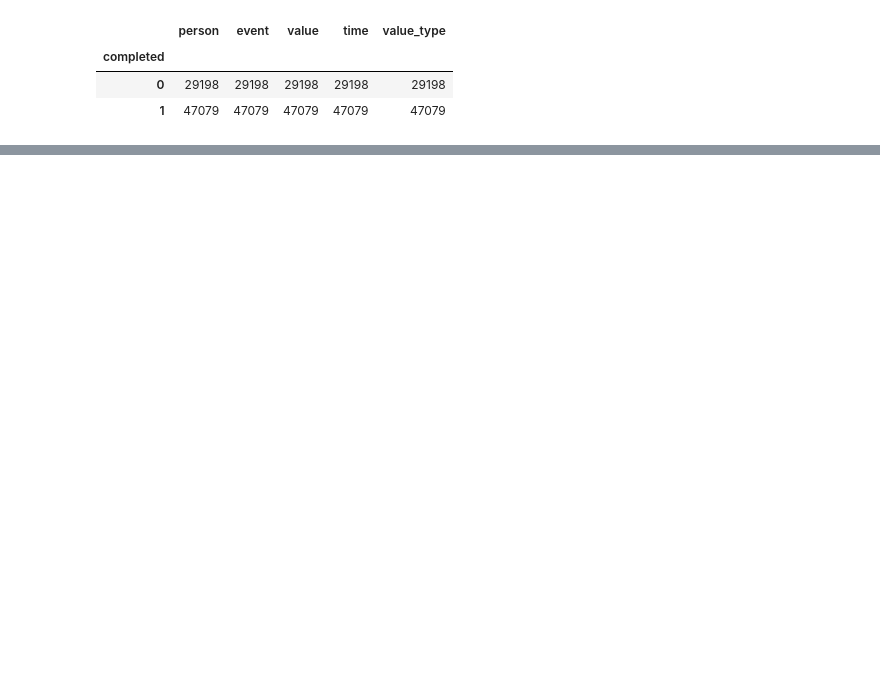
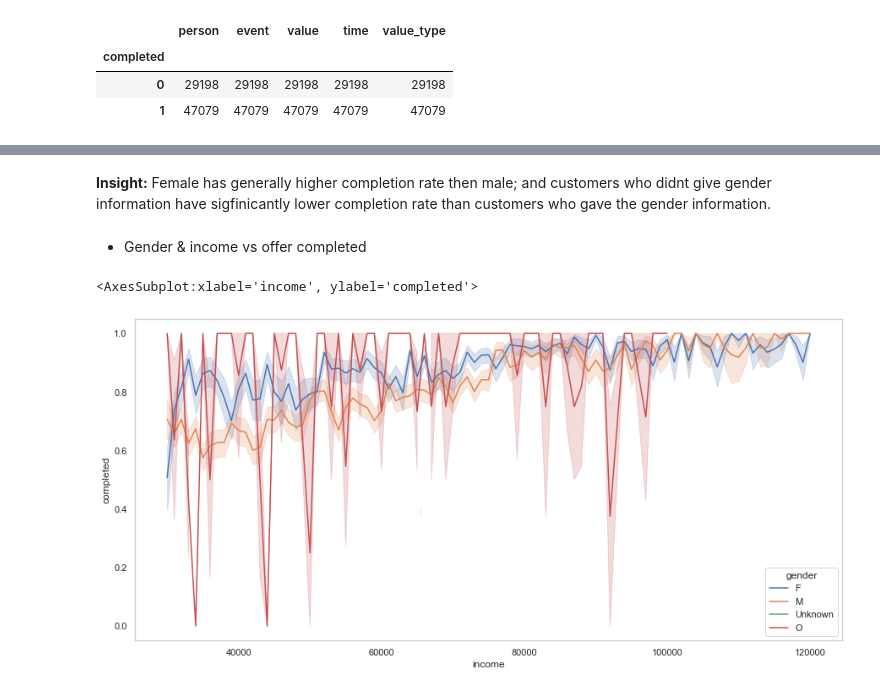
Before and after one commit to claudiazi/UdacityDataScientistNanoDegree, a Jupyter notebook: Projects/starbucks_capstone/Starbucks_Capstone_notebook.ipynb, the cells around one changed output, grey strips where cells are left out. Drawn from its saved outputs; the diff is of its cells as text; code cells hidden in the pictures; blank space fills up the shorter version.

```diff
--- a/Projects/starbucks_capstone/Starbucks_Capstone_notebook.ipynb
+++ b/Projects/starbucks_capstone/Starbucks_Capstone_notebook.ipynb
@@ -399,0 +396,9 @@ df_all.shape
+# %% [markdown]
+**Insight:** Female has generally higher completion rate then male; and customers who didnt give gender information have sigfinicantly lower completion rate than customers who gave the gender information.
+# %% [markdown]
+- Gender & income vs offer completed
+# %%
+sns.lineplot(data=df_all, x="income", y="completed", hue="gender")
+# %% [output]
+<AxesSubplot:xlabel='income', ylabel='completed'>
+[figure, added]
```
Also changed, not shown: parts of 61 cells of this notebook, 1 other file.
